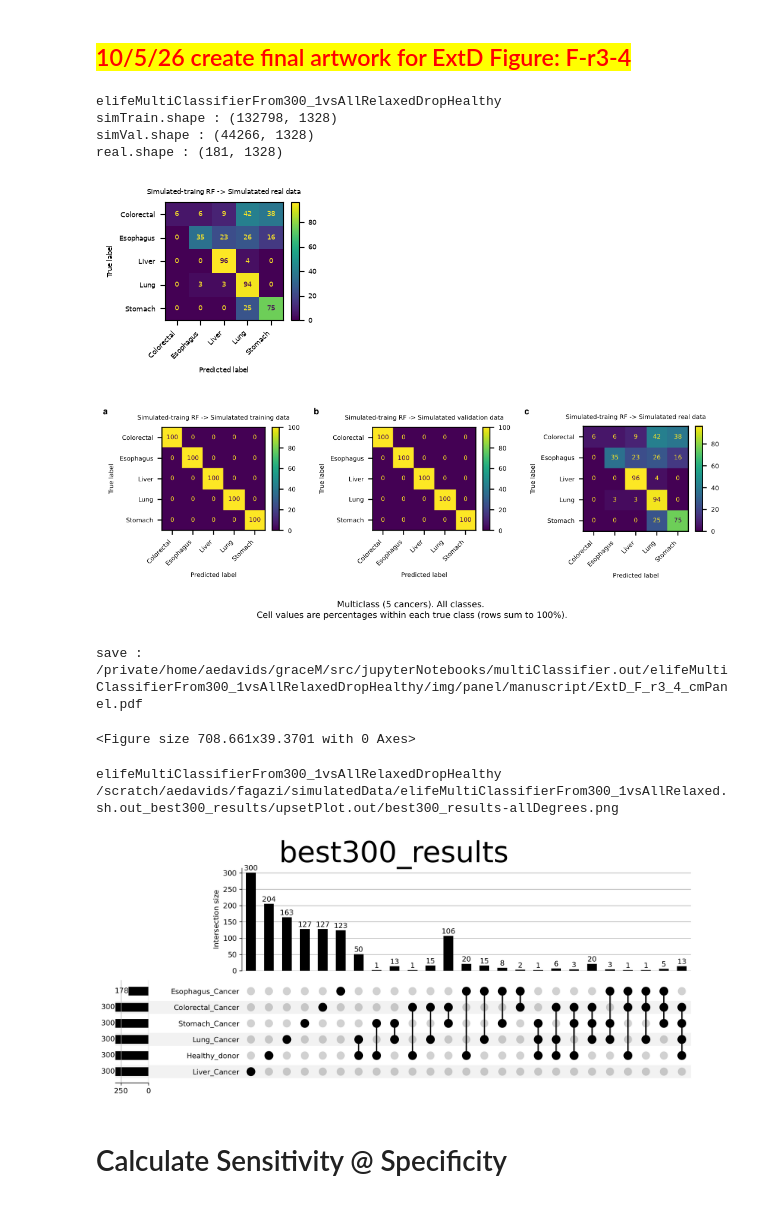
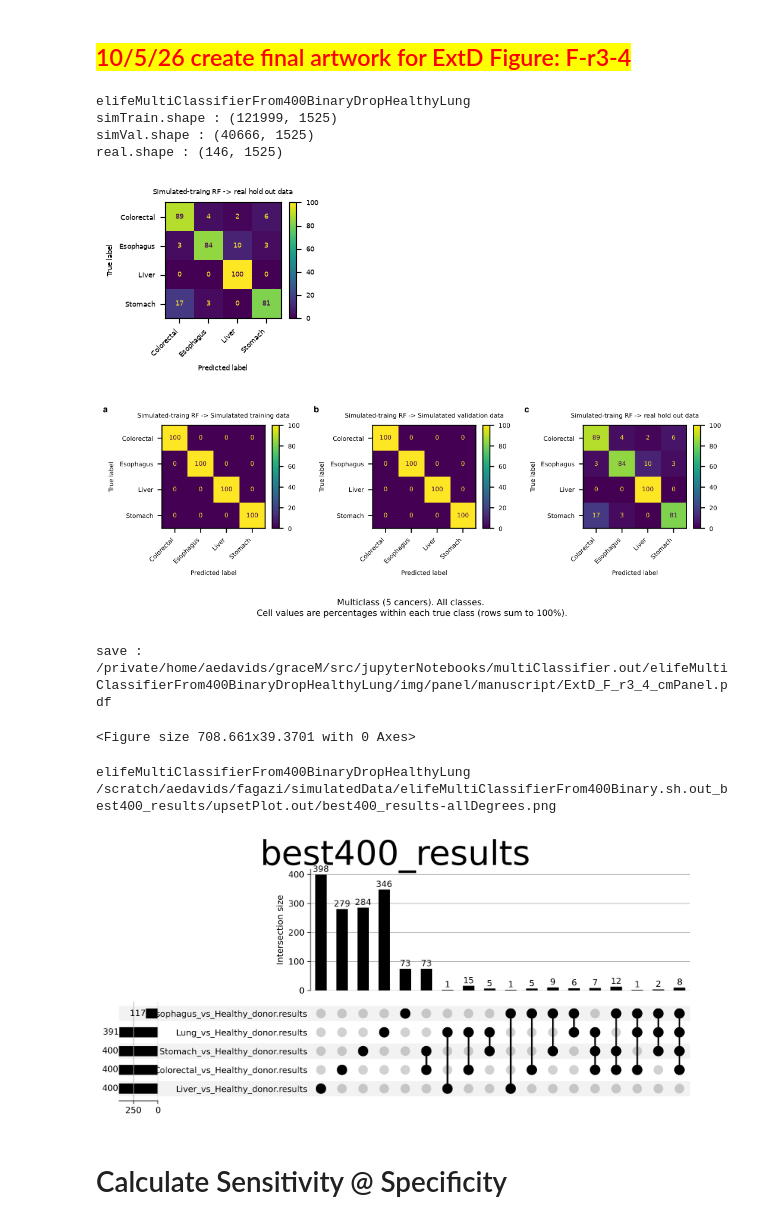
Before and after one commit to aedavids/GRACE-Manuscript, a Jupyter notebook: src/jupyterNotebooks/multiClassifier.ipynb, the cells around one changed output. Drawn from its saved outputs; the diff is of its cells as text; code cells hidden in the pictures.

Commit message:
4 cancer runs found a bug in title of 'Extended Data Figure 4: Confusion matrices comparing synthetic training, validation, and real holdout performance'

```diff
--- a/src/jupyterNotebooks/multiClassifier.ipynb
+++ b/src/jupyterNotebooks/multiClassifier.ipynb
@@ -125,7 +125,7 @@ elifeMultiClassifierFrom300_1vsAllRelaxedDropHealthy_G = ModelConfig(
 # %%
 # select either the 4 or 5 cancer model configuration
 runConfig_G = elifeMultiClassifierFrom400BinaryDropHealthy_Lung_G # 4 cancer
-runConfig_G = elifeMultiClassifierFrom300_1vsAllRelaxedDropHealthy_G # 5 cancer
+# runConfig_G = elifeMultiClassifierFrom300_1vsAllRelaxedDropHealthy_G # 5 cancer
 # %% [markdown]
 ## Train Multi classifier
 # %%
@@ -292,7 +290,7 @@ def ExtDF_r3_4FinalArtwork():
     CMrealFig = getConfusionMatrixFigure('real')
     figList.append(CMrealFig)
     CMRealAx = CMrealFig.get_axes()[0]
-    CMRealAx.set_title('Simulated-traing RF -> Simulatated real data')
+    CMRealAx.set_title('Simulated-traing RF -> real hold out data')
     # displayCM('real')
 
     # make figures nat bio med eng final artwork complient
@@ -391,40 +389,40 @@ def ExtDF_r3_4FinalArtwork():
 
     legendFig.text(
         0.5, 0.5,
         "Multiclass (5 cancers). All classes. \n"
         "Cell values are percentages within each true class "
         "(rows sum to 100%).",
         ha="center",
         va="center",
         fontsize=7,
     )
 
     t = combineFigures(
                 figList,
                 F_r_OutputStem,
                 widthMm=panelWidthMm,
                 heightMm=panelHeightMm,
                 nRows=nRows,
                 nCols=nCols,
                 legendFigure=legendFig,
                 legendHeightMm=legendHeightMm
                 )
 
     testPdfPath, testPngPath = t
     displayPDFInNotebook(testPdfPath)
     print(f'save : {testPdfPath}')
 
     # plt.show()
 
 ExtDF_r3_4FinalArtwork()
 # %% [output]
-elifeMultiClassifierFrom300_1vsAllRelaxedDropHealthy
-simTrain.shape : (132798, 1328)
-simVal.shape : (44266, 1328)
-real.shape : (181, 1328)
+elifeMultiClassifierFrom400BinaryDropHealthyLung
+simTrain.shape : (121999, 1525)
+simVal.shape : (40666, 1525)
+real.shape : (146, 1525)
-[figure, old version]
+[figure, new version]
-[figure, old version]
+[figure, new version]
-save : /private/home/aedavids/graceM/src/jupyterNotebooks/multiClassifier.out/elifeMultiClassifierFrom300_1vsAllRelaxedDropHealthy/img/panel/manuscript/ExtD_F_r3_4_cmPanel.pdf
+save : /private/home/aedavids/graceM/src/jupyterNotebooks/multiClassifier.out/elifeMultiClassifierFrom400BinaryDropHealthyLung/img/panel/manuscript/ExtD_F_r3_4_cmPanel.pdf
 <Figure size 708.661x39.3701 with 0 Axes>
 # %%
 # logger.warning("AEDWIP TODO REFACTOR")
@@ -573,9 +571,9 @@ def displayUpsetPlot( config : ModelConfig) -> Image:
 print(f'{runConfig_G.dataSetName}')
 displayUpsetPlot(runConfig_G)
 # %% [output]
-elifeMultiClassifierFrom300_1vsAllRelaxedDropHealthy
-/scratch/aedavids/fagazi/simulatedData/elifeMultiClassifierFrom300_1vsAllRelaxed.sh.out_best300_results/upsetPlot.out/best300_results-allDegrees.png
+elifeMultiClassifierFrom400BinaryDropHealthyLung
+/scratch/aedavids/fagazi/simulatedData/elifeMultiClassifierFrom400Binary.sh.out_best400_results/upsetPlot.out/best400_results-allDegrees.png
-[figure, old version]
+[figure, new version]
 # %% [markdown]
 # Calculate Sensitivity @ Specificity
 # %%
```
Also changed, not shown: parts of 10 cells of this notebook.
